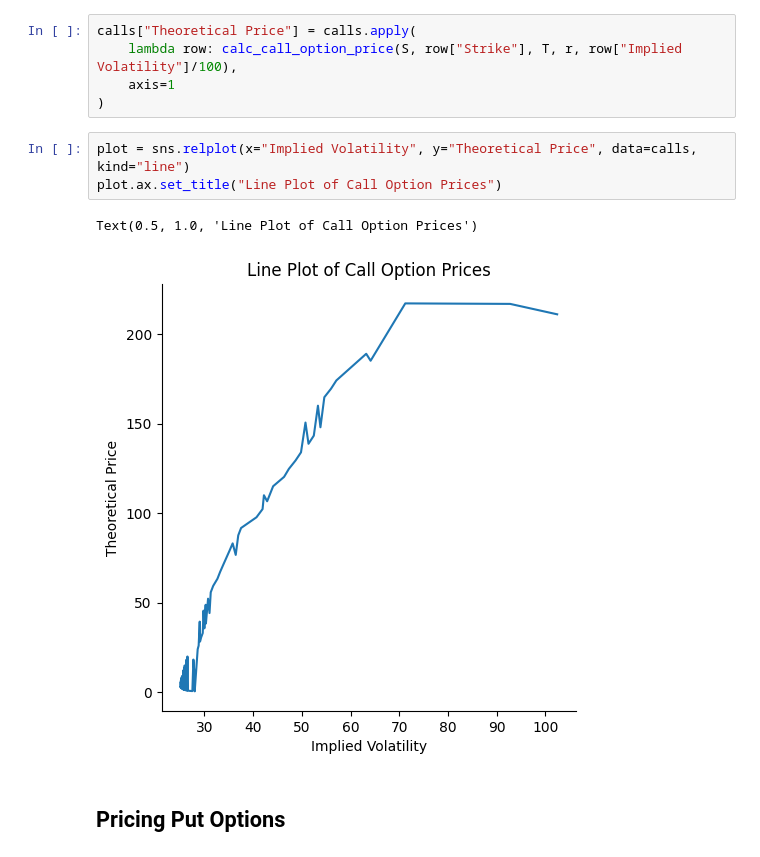
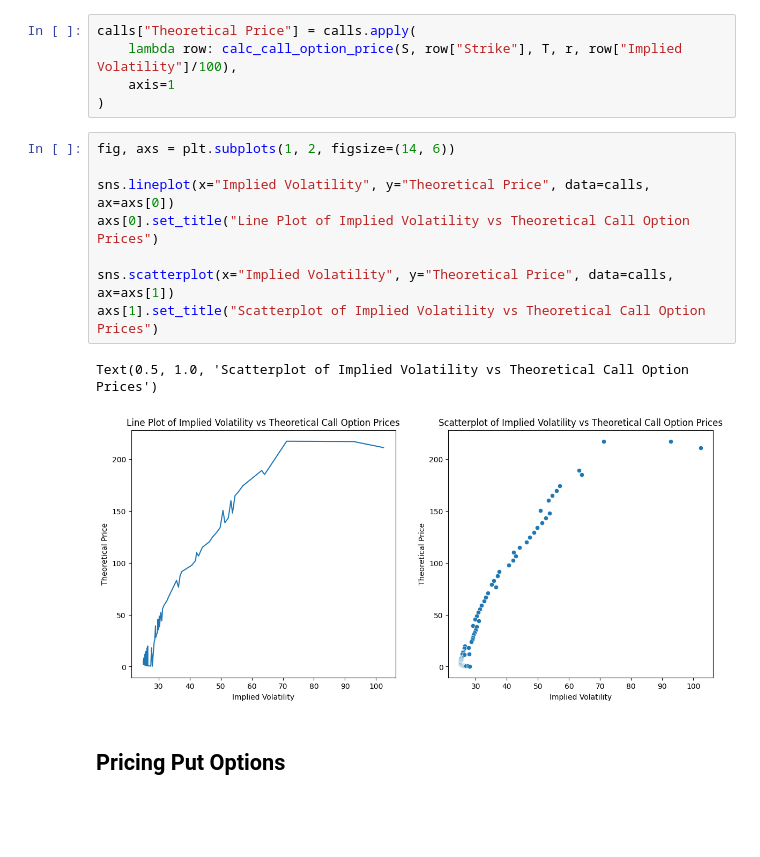
Before and after one commit to kasvinatirumal/wdrp_wi25, a Jupyter notebook: call-and-put.ipynb, the cells around one changed output. Drawn from its saved outputs; the diff is of its cells as text; blank space fills up the shorter version.

```diff
--- a/call-and-put.ipynb
+++ b/call-and-put.ipynb
@@ -135,12 +137,17 @@ calls["Theoretical Price"] = calls.apply(
     lambda row: calc_call_option_price(S, row["Strike"], T, r, row["Implied Volatility"]/100),
     axis=1
 )
-# %%
-plot = sns.relplot(x="Implied Volatility", y="Theoretical Price", data=calls, kind="line")
-plot.ax.set_title("Line Plot of Call Option Prices")
-# %% [output]
-Text(0.5, 1.0, 'Line Plot of Call Option Prices')
-[figure, removed]
+# %%
+fig, axs = plt.subplots(1, 2, figsize=(14, 6))
+
+sns.lineplot(x="Implied Volatility", y="Theoretical Price", data=calls, ax=axs[0])
+axs[0].set_title("Line Plot of Implied Volatility vs Theoretical Call Option Prices")
+
+sns.scatterplot(x="Implied Volatility", y="Theoretical Price", data=calls, ax=axs[1])
+axs[1].set_title("Scatterplot of Implied Volatility vs Theoretical Call Option Prices")
+# %% [output]
+Text(0.5, 1.0, 'Scatterplot of Implied Volatility vs Theoretical Call Option Prices')
+[figure, added]
 # %% [markdown]
 ## Pricing Put Options
 # %%
```
Also changed, not shown: parts of 2 cells of this notebook.
